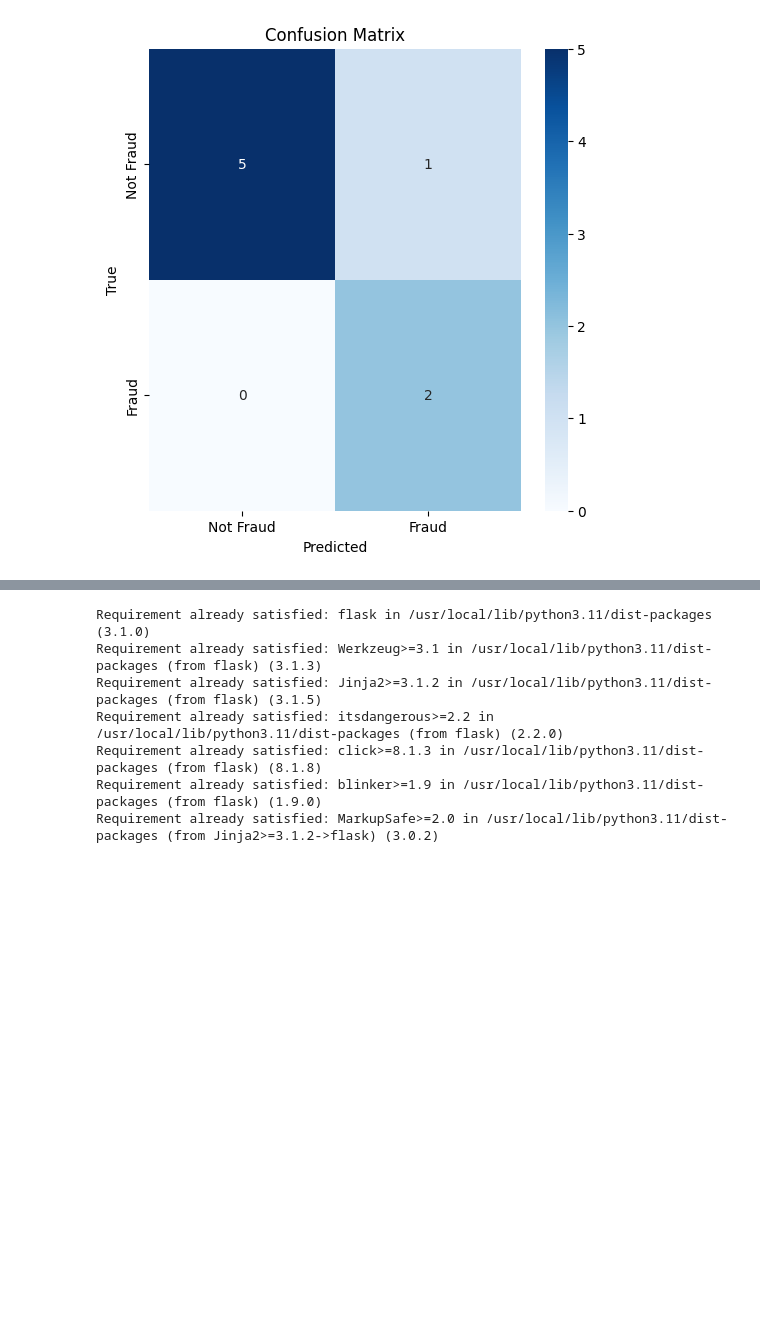
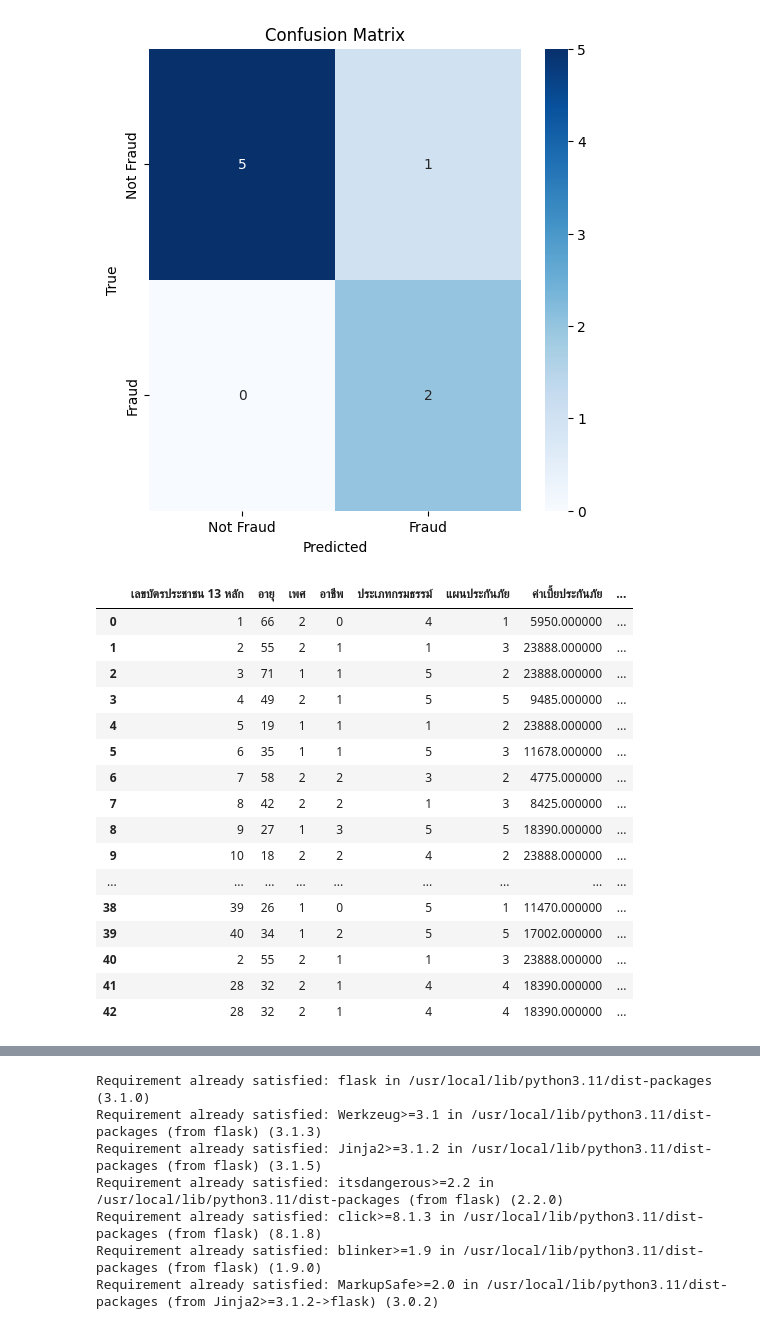
Before and after one commit to Suchada2000/MY-WORK, a Jupyter notebook: Untitled31.ipynb, the cells around one changed output, grey strips where cells are left out. Drawn from its saved outputs; the diff is of its cells as text; code cells hidden in the pictures; blank space fills up the shorter version.

```diff
--- a/Untitled31.ipynb
+++ b/Untitled31.ipynb
@@ -60,22 +60,18 @@ df
 from sklearn import preprocessing
 
 # สมมติว่า df เป็น DataFrame ที่มีคอลัมน์ 'date1', 'date2', 'date3' เป็นคอลัมน์วันที่
-df['วันที่ซื้อกรมณรรม์'] = pd.to_datetime(df['วันที่ซื้อกรมณรรม์'], format='%d/%m/%Y')
+df['วันที่ซื้อกรมธรรม์'] = pd.to_datetime(df['วันที่ซื้อกรมธรรม์'], format='%d/%m/%Y')
 df['วันที่เริ่มคุ้มครอง'] = pd.to_datetime(df['วันที่เริ่มคุ้มครอง'], format='%d/%m/%Y')
 df['วันที่สิ้นสุด'] = pd.to_datetime(df['วันที่สิ้นสุด'], format='%d/%m/%Y')
 df['วันที่แจ้งเคลม'] = pd.to_datetime(df['วันที่แจ้งเคลม'], format='%d/%m/%Y')
 df['วันที่เกิดเหตุ'] = pd.to_datetime(df['วันที่เกิดเหตุ'], format='%d/%m/%Y')
 
 # แปลงวันที่ในแต่ละคอลัมน์เป็นจำนวนวันที่ตั้งแต่ epoch
-df['date1_numeric'] = df['วันที่ซื้อกรมณรรม์'].apply(lambda x: x.timestamp())
-df['date2_numeric'] = df['วันที่เริ่มคุ้มครอง'].apply(lambda x: x.timestamp())
-df['date3_numeric'] = df['วันที่สิ้นสุด'].apply(lambda x: x.timestamp())
-df['date4_numeric'] = df['วันที่แจ้งเคลม'].apply(lambda x: x.timestamp())
-df['date5_numeric'] = df['วันที่เกิดเหตุ'].apply(lambda x: x.timestamp())
-
-# ลบคอลัมน์วันที่ออกไปจาก X
-X = df.drop(['ฉ้อฉล/ไม่ฉ้อฉล','วันที่ซื้อกรมณรรม์', 'วันที่เริ่มคุ้มครอง', 'วันที่สิ้นสุด', 'วันที่แจ้งเคลม','วันที่เกิดเหตุ'], axis=1)
-y = df['ฉ้อฉล/ไม่ฉ้อฉล']
+df['วันที่ซื้อกรมธรรม์1'] = df['วันที่ซื้อกรมธรรม์'].apply(lambda x: x.timestamp())
+df['วันที่เริ่มคุ้มครอง1'] = df['วันที่เริ่มคุ้มครอง'].apply(lambda x: x.timestamp())
+df['วันที่สิ้นสุด1'] = df['วันที่สิ้นสุด'].apply(lambda x: x.timestamp())
+df['วันที่แจ้งเคลม1'] = df['วันที่แจ้งเคลม'].apply(lambda x: x.timestamp())
+df['วันที่เกิดเหตุ1'] = df['วันที่เกิดเหตุ'].apply(lambda x: x.timestamp())
 
 df.head()
 #เปลี่ยนค่า null
@@ -83,8 +79,9 @@ import pandas as pd
 from sklearn.impute import SimpleImputer
 
 # แปลง X_train_cleaned เป็น DataFrame (ถ้ายังไม่เป็น DataFrame)
-df = pd.DataFrame(df, columns=['เลขบัตรประชาชน 13 หลัก', 'อายุ', 'เพศ', 'อาชีพ', 'ประเภทกรมธรรมม์', 'แผนประกันภัย', 'ค่าเบี้ยประกันภัย', 'ประเภทของการเคลม',
-                                                         'จำนวนเงินความเสียหายที่ยังไม่จ่าย (GRS OS)', 'จำนวนเงินความเสียหายที่เกิดขึ้น (Claim Incurred)', 'จำนวนเงินความเสียหายที่บริษัทจ่ายไป (GRS Paid)', 'date1_numeric', 'date2_numeric', 'date3_numeric', 'date4_numeric', 'date5_numeric'])
+df = pd.DataFrame(df, columns=['เลขบัตรประชาชน 13 หลัก', 'อายุ', 'เพศ', 'อาชีพ', 'ประเภทกรมธรรม์', 'แผนประกันภัย', 'ค่าเบี้ยประกันภัย', 'ประเภทของการเคลม',
+                                                'จำนวนเงินความเสียหายที่ยังไม่จ่าย (GRS OS)', 'จำนวนเงินความเสียหายที่เกิดขึ้น (Claim Incurred)', 'จำนวนเงินความเสียหายที่บริษัทจ่ายไป (GRS Paid)',
+                                                'วันที่ซื้อกรมธรรม์1', 'วันที่เริ่มคุ้มครอง1', 'วันที่สิ้นสุด1', 'วันที่แจ้งเคลม1', 'วันที่เกิดเหตุ1','ฉ้อฉล/ไม่ฉ้อฉล'])
 
 # สร้าง SimpleImputer
 imputer = SimpleImputer(strategy='mean')  # ใช้การเติมค่าเฉลี่ย
@@ -94,4 +91,10 @@ df['ค่าเบี้ยประกันภัย'] = imputer.fit_transfor
 
 # แสดงผล DataFrame ที่มีการเติมค่า
 print(df)
+
+# ลบคอลัมน์วันที่ออกไปจาก X
+X = df[['เลขบัตรประชาชน 13 หลัก', 'อายุ', 'เพศ', 'อาชีพ', 'ประเภทกรมธรรม์', 'แผนประกันภัย', 'ค่าเบี้ยประกันภัย', 'ประเภทของการเคลม',
+          'จำนวนเงินความเสียหายที่ยังไม่จ่าย (GRS OS)', 'จำนวนเงินความเสียหายที่เกิดขึ้น (Claim Incurred)', 'จำนวนเงินความเสียหายที่บริษัทจ่ายไป (GRS Paid)',
+          'วันที่ซื้อกรมธรรม์1', 'วันที่เริ่มคุ้มครอง1', 'วันที่สิ้นสุด1', 'วันที่แจ้งเคลม1', 'วันที่เกิดเหตุ1']]
+y = df['ฉ้อฉล/ไม่ฉ้อฉล']
 # %% [output]
@@ -435,3 +384,23 @@ plt.show()
 # %% [output]
 Accuracy: 87.50%
 [figure]
+# %%
+X
+# %% [output]
+|  | เลขบัตรประชาชน 13 หลัก | อายุ | เพศ | อาชีพ | ประเภทกรมธรรม์ | แผนประกันภัย | ค่าเบี้ยประกันภัย | ... |
+| 0 | 1 | 66 | 2 | 0 | 4 | 1 | 5950.000000 | ... |
+| 1 | 2 | 55 | 2 | 1 | 1 | 3 | 23888.000000 | ... |
+| 2 | 3 | 71 | 1 | 1 | 5 | 2 | 23888.000000 | ... |
+| 3 | 4 | 49 | 2 | 1 | 5 | 5 | 9485.000000 | ... |
+| 4 | 5 | 19 | 1 | 1 | 1 | 2 | 23888.000000 | ... |
+| 5 | 6 | 35 | 1 | 1 | 5 | 3 | 11678.000000 | ... |
+| 6 | 7 | 58 | 2 | 2 | 3 | 2 | 4775.000000 | ... |
+| 7 | 8 | 42 | 2 | 2 | 1 | 3 | 8425.000000 | ... |
+| 8 | 9 | 27 | 1 | 3 | 5 | 5 | 18390.000000 | ... |
+| 9 | 10 | 18 | 2 | 2 | 4 | 2 | 23888.000000 | ... |
+| ... | ... | ... | ... | ... | ... | ... | ... | ... |
+| 38 | 39 | 26 | 1 | 0 | 5 | 1 | 11470.000000 | ... |
+| 39 | 40 | 34 | 1 | 2 | 5 | 5 | 17002.000000 | ... |
+| 40 | 2 | 55 | 2 | 1 | 1 | 3 | 23888.000000 | ... |
+| 41 | 28 | 32 | 2 | 1 | 4 | 4 | 18390.000000 | ... |
+| 42 | 28 | 32 | 2 | 1 | 4 | 4 | 18390.000000 | ... |
```
Also changed, not shown: parts of 47 cells of this notebook.
